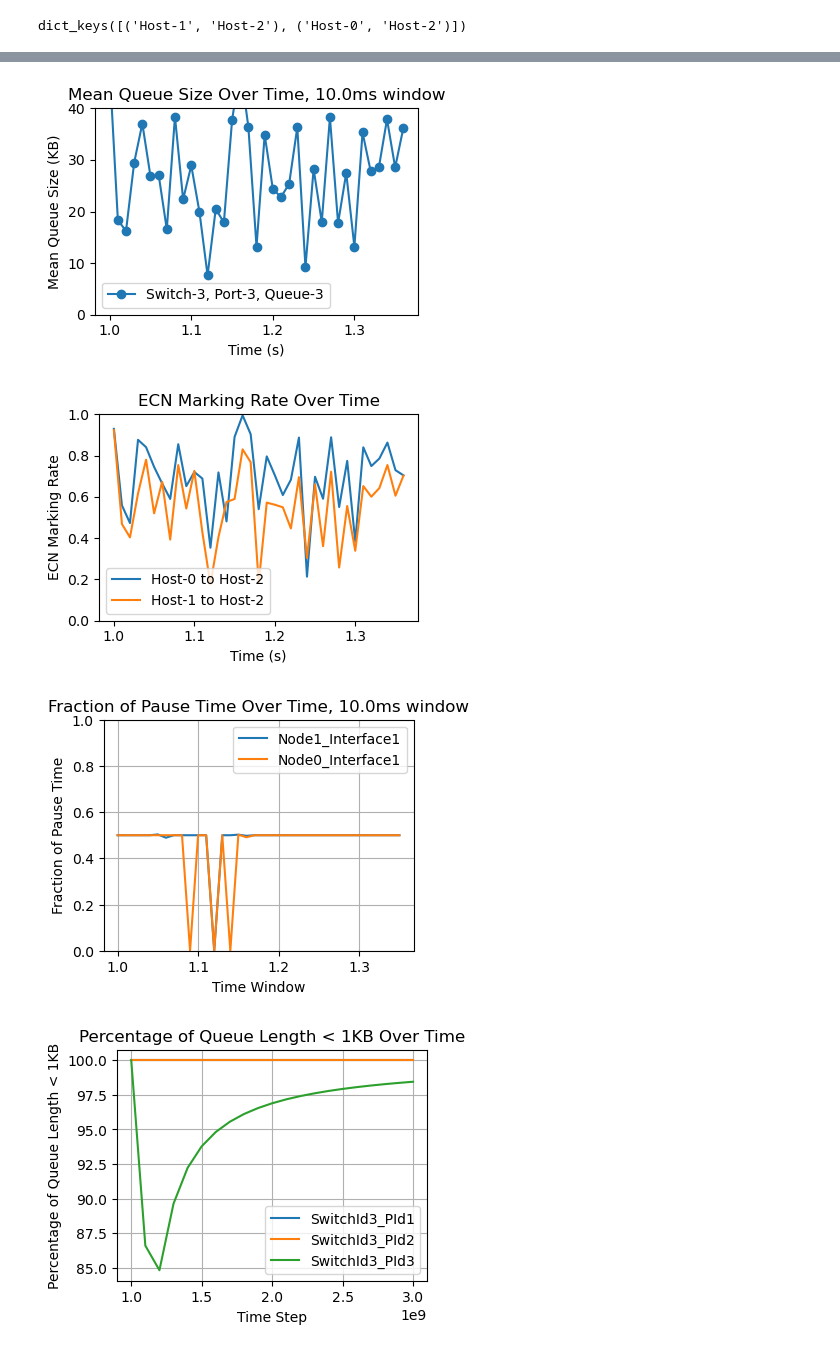
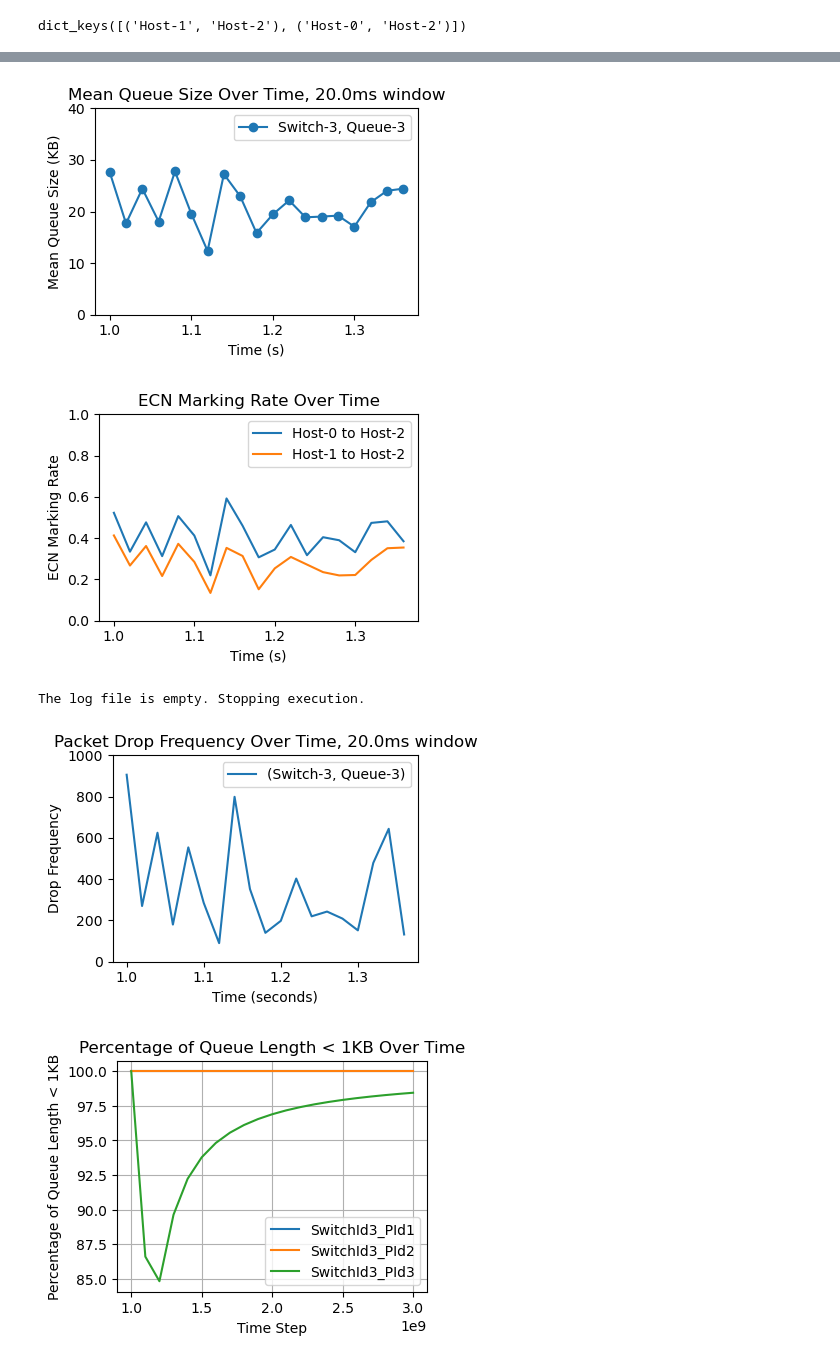
Before and after one commit to kwzhao/High-Precision-Congestion-Control, a Jupyter notebook: analysis/plt.ipynb, the cells around one changed output, grey strips where cells are left out. Saved outputs shown, nothing was run; the diff lists cells and outputs as text; code cells hidden in the pictures.

```diff
--- a/analysis/plt.ipynb
+++ b/analysis/plt.ipynb
@@ -13,7 +13,7 @@ def parse_ip_port(hex_ip, port):
         # return f"{ip}"
 
         ip_list=[str(int(hex_ip[i:i+2], 16)) for i in range(0, 8, 2)]
-        return f"Host-{ip_list[2]}"
+        return f"Host-{ip_list[2]}:{port}"
 
     except ValueError as e:
         print(f"Error parsing IP:Port - {hex_ip}:{port}")
@@ -21,9 +21,9 @@ def parse_ip_port(hex_ip, port):
 # %%
 shard=0
 data_dir=f"/data2/lichenni/path_tc_test/shard{shard}_nflows2000_nhosts3_lr10Gbps"
-shard_seed=1
+shard_seed=0
 # Calculate stats using a 1ms window
-window_size_ns = 10*1e6  # 1ms in nanoseconds
+window_size_ns = 20*1e6  # 1ms in nanoseconds
 # Read and parse the log file
 log_file_path = f'{data_dir}/tr_s{shard_seed}.log'  # Replace with your actual log file path
 flow_rate_top=800
@@ -34,6 +34,9 @@ ecn_mark_top = 1.0  # Maximum value for the y-axis
 ecn_mark_bottom = 0.0  # Minimum value for the y-axis
 pfc_top = 1  # Maximum value for the y-axis
 pfc_bottom = 0.0  # Minimum value for the y-axis
+drop_top = 1000  # Maximum value for the y-axis
+drop_bottom = 0.0  # Minimum value for the y-axis
+
 if not os.path.exists(log_file_path):
     os.system(f"./trace_reader {data_dir}/mix_topo-pl-3_s{shard_seed}.tr > {log_file_path}")
 
@@ -56,7 +59,8 @@ with open(log_file_path, 'r') as file:
 
             queue_size = float(parts[3])
             # Store queue size by node, port, and queue
-            queue_sizes[(node, port, queue)].append((timestamp_ns, queue_size))
+            # queue_sizes[(node, port, queue)].append((timestamp_ns, queue_size))
+            queue_sizes[(node, queue)].append((timestamp_ns, queue_size))
 
         if node=='3' and (event_type == "Dequ" and pkt_type=='U'):  # Change "recv" to the actual keyword for receive events
             ecn_marked = parts[5].split(':')[1] != '0'
@@ -129,7 +133,8 @@ for key, values in queue_sizes.items():
 selected_queue = list(mean_queue_sizes.keys())[0]
 timestamps, mean_sizes = zip(*mean_queue_sizes[selected_queue])
 plt.figure(figsize=(4, 3))
-plt.plot(np.array(timestamps) / 1e9, np.array(mean_sizes) / 1024, '-o', label=f"Switch-{selected_queue[0]}, Port-{selected_queue[1]}, Queue-{selected_queue[2]}")
+# plt.plot(np.array(timestamps) / 1e9, np.array(mean_sizes) / 1024, '-o', label=f"Switch-{selected_queue[0]}, Port-{selected_queue[1]}, Queue-{selected_queue[2]}")
+plt.plot(np.array(timestamps) / 1e9, np.array(mean_sizes) / 1024, '-o', label=f"Switch-{selected_queue[0]}, Queue-{selected_queue[1]}")
 plt.xlabel('Time (s)')
 plt.ylabel('Mean Queue Size (KB)')
 plt.ylim(top=queue_size_top,bottom=queue_size_bottom)
@@ -229,5 +234,55 @@ else:
     plt.legend()
     plt.grid(True)
     plt.show()
+
+# Read the log file and extract drop events with node, port, and queue information
+log_file_path = f'{data_dir}/pdrop_topo-pl-3_s{shard_seed}.txt'
+drop_events = []
+with open(log_file_path, 'r') as file:
+    for line in file:
+        if 'Drop: queue' in line:
+            parts = line.split()
+            timestamp = int(parts[0])
+            node_id = int(parts[1])
+            port_queue_part = parts[3].split(':')[1]  # Extract "queue:1,3" part
+            port = int(port_queue_part.split(',')[0])
+            queue = int(port_queue_part.split(',')[1])
+            drop_events.append((timestamp, node_id, port, queue))
+
+# Check if the drop_events list is empty
+# Check if the drop_events list is empty
+if not drop_events:
+    print("No drop events found in the log file. Stopping execution.")
+else:
+    # Dictionary to store drop frequency for each (node, port, queue) combination
+    drop_frequency = {}
+
+    # Iterate over drop events and calculate drop frequency for each time window and combination
+    for timestamp, node_id, port, queue in drop_events:
+        time_bucket = timestamp // window_size_ns  # Convert timestamp to seconds
+        # key = (node_id, port, queue)
+        key = (node_id, queue)
+        if key not in drop_frequency:
+            drop_frequency[key] = {}
+        if time_bucket not in drop_frequency[key]:
+            drop_frequency[key][time_bucket] = 0
+        drop_frequency[key][time_bucket] += 1
+
+    # Plot drop frequency over time for each unique (node, port, queue) combination
+    plt.figure(figsize=(4, 3))
+    # for (node_id, port, queue), time_buckets in drop_frequency.items():
+    for (node_id, queue), time_buckets in drop_frequency.items():
+        timestamps = [tb * window_size_ns/1e9 for tb in sorted(time_buckets.keys())]
+        frequencies = [time_buckets[tb] for tb in sorted(time_buckets.keys())]
+        # plt.plot(timestamps, frequencies, label=f'(Switch-{node_id}, Port-{port}, Queue-{queue})')
+        plt.plot(timestamps, frequencies, label=f'(Switch-{node_id}, Queue-{queue})')
+
+    plt.xlabel('Time (seconds)')
+    plt.ylabel('Drop Frequency')
+    plt.title(f'Packet Drop Frequency Over Time, {window_size_ns/1e6}ms window')
+    plt.ylim(top=drop_top, bottom=drop_bottom)
+    plt.legend()
+    plt.tight_layout()
+    plt.show()
 # %% [output]
 dict_keys([('Host-1', 'Host-2'), ('Host-0', 'Host-2')])
@@ -235,6 +290,7 @@ dict_keys([('Host-1', 'Host-2'), ('Host-0', 'Host-2')])
-[figure, old version]
+[figure, new version]
-[figure, old version]
+[figure, new version]
+The log file is empty. Stopping execution.
-[figure, old version]
+[figure, new version]
 # %%
 # Function to parse the log data
 def parse_log(log_file):
```
Also changed, not shown: parts of 1 cell of this notebook, 6 other files.
